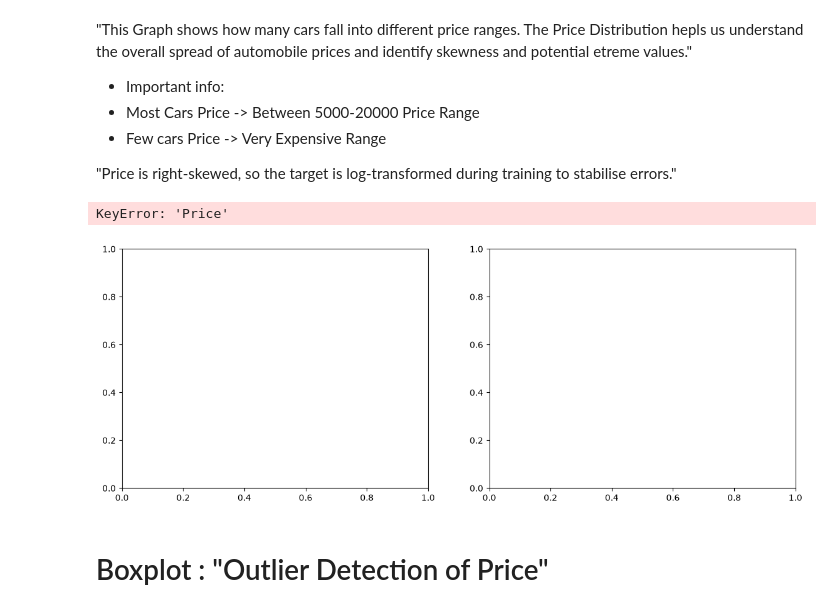
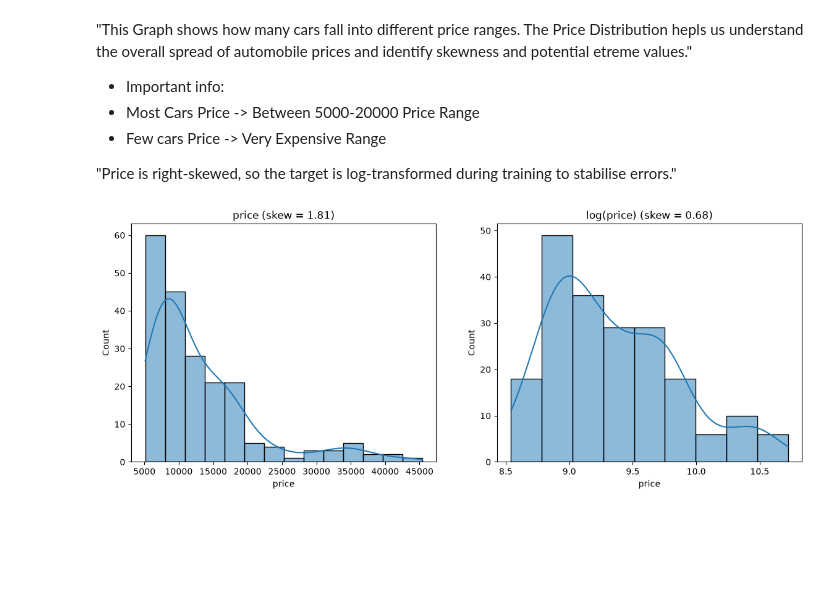
Before and after one commit to AmitParmar20/Car-s_Price_Prediction_ML_Model, a Jupyter notebook: Car's_Price_rediction_Model.ipynb, the cells around one changed output. Drawn from its saved outputs; the diff is of its cells as text; code cells hidden in the pictures; blank space fills up the shorter version.

Commit message:
Creating Cars Price Prediction Model

```diff
--- a/Car's_Price_rediction_Model.ipynb
+++ b/Car's_Price_rediction_Model.ipynb
@@ -52,7 +52,7 @@ from sklearn.metrics import mean_absolute_error, mean_squared_error, mean_absolu
 # %% [markdown]
 # load Datasetm :
 # %%
-df=pd.read_csv(r"C:\Users\admin\OneDrive\Desktop\Internship_Projects_Files\Auto_Price_Prediction_Project\DATA.csv")
+df=pd.read_csv(r"C:\Users\admin\OneDrive\Desktop\Internship_Projects_Files\Auto_Price_Prediction_Project\DATA.csv",na_values="?")
 df.head()
 # %% [output]
 |  | symboling | normalized-losses | make | fuel-type | aspiration | num-of-doors | body-style | drive-wheels | ... |
@@ -186,11 +190,8 @@ SyntaxError: invalid syntax (4222671062.py, line 4)
 "Price is right-skewed, so the target is log-transformed during training to stabilise errors."
 # %%
 fig, ax = plt.subplots(1, 2, figsize=(14,5))
-sns.histplot(df["Price"], kde=True, ax=ax[0]).set_title(f"Price (skew = {df['Price'].skew():.2f})")
-sns.histplot(np.log1p(df["Price"]), kde=True, ax=ax[1]).set_title(f"log(Price) (skew = {np.log1p(df['Price']).skew():.2f})")
+sns.histplot(df["price"], kde=True, ax=ax[0]).set_title(f"price (skew = {df['price'].skew():.2f})")
+sns.histplot(np.log1p(df["price"]), kde=True, ax=ax[1]).set_title(f"log(price) (skew = {np.log1p(df['price']).skew():.2f})")
 plt.show()
 # %% [output]
-KeyError: 'Price'
-[figure, old version]
+[figure, new version]
-# %% [markdown]
-# Boxplot : "Outlier Detection of Price"
```
Also changed, not shown: parts of 7 cells of this notebook.
